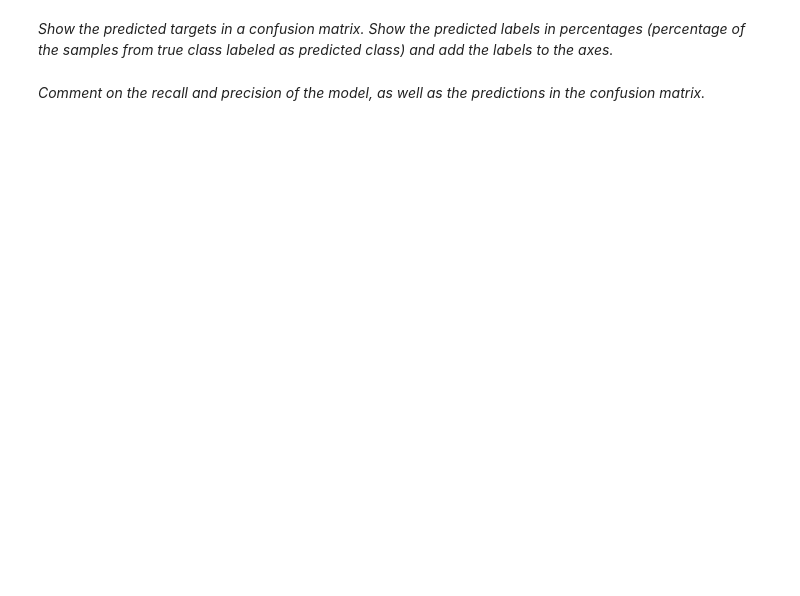
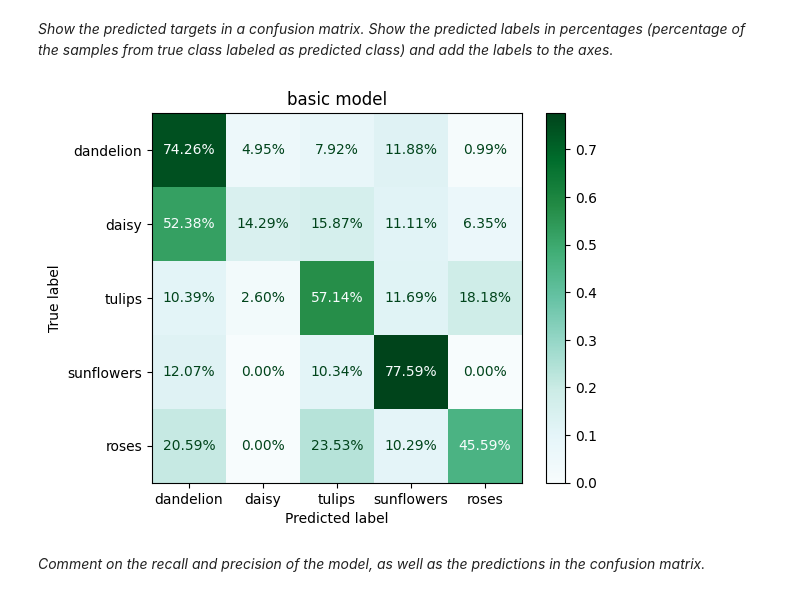
Before and after one commit to YRYoung/ML-with-Big-Data, a Jupyter notebook: spce0038_coursework_tf_22036444.ipynb, the cells around one changed output. Cells and saved outputs as stored; diff of their text form; code cells hidden in the pictures; blank space fills up the shorter version.

```diff
--- a/spce0038_coursework_tf_22036444.ipynb
+++ b/spce0038_coursework_tf_22036444.ipynb
@@ -287,14 +387,12 @@ YOUR ANSWER HERE
 # %% [markdown]
 *Write a function `model_predict` that takes the model and some image data and returns the predicted targets (as integers corresponding to the predicted labels).*
 # %%
-def model_predict(model, x):
-    # YOUR CODE HERE
-    raise NotImplementedError()
-    return predicted_targets
+def model_predict(model, data):
+    return np.argmax(model.predict(data), axis=1)
 # %% [markdown]
 _Gather the targets of the test set (scalar integer value corresponding to the labels) and save them in `test_targets`._
 
 _Compute the targets for `model_basic` and store them in the variable `test_targets_basic`._
 # %%
-# YOUR CODE HERE
-raise NotImplementedError()
+test_targets = np.where(y_test != 0)[1]
+test_targets_basic = model_predict(model_basic, x_test)
@@ -324,15 +443,19 @@ _Show the predicted targets in a confusion matrix. Show the predicted labels in
 # %%
 from sklearn.metrics import confusion_matrix, ConfusionMatrixDisplay
 
 
 def plot_confusion_matrix(y, y_pred, title=""):
-    # YOUR CODE HERE
-    raise NotImplementedError()
+    cm = confusion_matrix(y, y_pred, normalize='true')  # todo
+    disp = ConfusionMatrixDisplay(confusion_matrix=cm, display_labels=labels)
+    disp.plot(values_format='.2%', cmap='BuGn')
     plt.title(title)
     plt.show()
+    return cm
 
 
-plot_confusion_matrix(test_targets, test_targets_basic, "basic model")
+cm = plot_confusion_matrix(test_targets, test_targets_basic, "basic model")
+# %% [output]
+[figure, added]
 # %% [markdown]
 _Comment on the recall and precision of the model, as well as the predictions in the confusion matrix._
 # %% [markdown]
```
Also changed, not shown: parts of 25 cells of this notebook.
